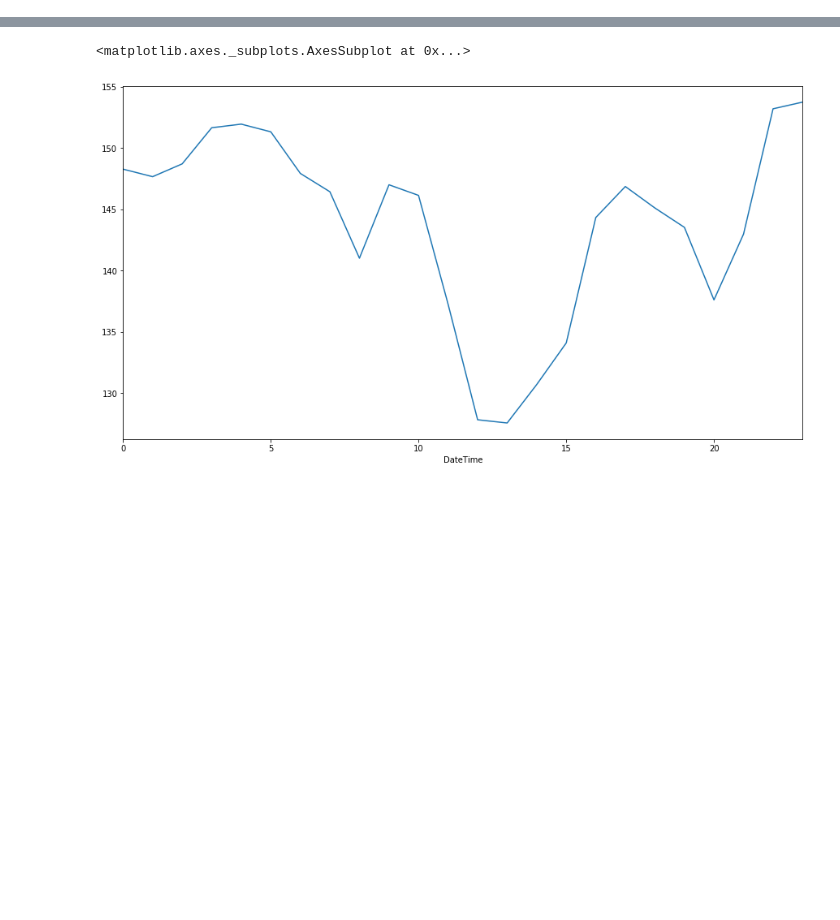
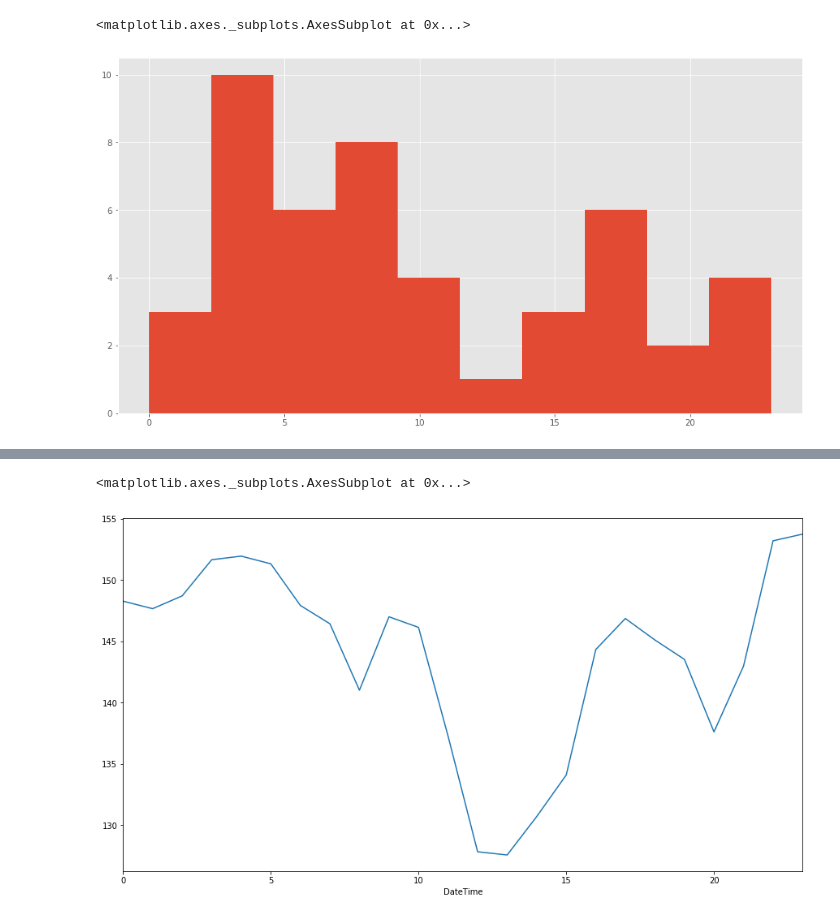
Before and after one commit to gmagannaDevelop/Diabetes-Analysis, a Jupyter notebook: Exploratory.ipynb, the cells around one changed output, grey strips where cells are left out. Cells and saved outputs as stored; diff of their text form; code cells hidden in the pictures; blank space fills up the shorter version.

Commit message:
:alembic: Postprandial analysis
Constructing a new type of dataframe.

```diff
--- a/Exploratory.ipynb
+++ b/Exploratory.ipynb
@@ -63,0 +116,3 @@ y['Sensor Glucose (mg/dL)'].plot()
+# %%
+meal_id = y['BWZ Carb Input (grams)'].dropna().index
+print(len(meal_id))
@@ -63,0 +121,14 @@ y['Sensor Glucose (mg/dL)'].plot()
+# %%
+dt10 = dt.timedelta(minutes=10)
+# %%
+post_descriptive = pd.core.frame.DataFrame({
+    'preprandial': [
+        y.loc[ meal - dt10 : meal + dt10,  'Sensor Glucose (mg/dL)' ].dropna().mean()
+        for meal in meal_id
+    ],
+    'post mean':[
+        y.loc[
+            meal + dt.timedelta(hours=1, minutes=30) : meal + dt.timedelta(hours=3), 'Sensor Glucose (mg/dL)'
+        ].dropna().mean() for meal in meal_id
+    ]
+})
@@ -63,0 +151,12 @@ y['Sensor Glucose (mg/dL)'].plot()
+# %%
+postp = [
+    y.loc[
+        meal + dt.timedelta(hours=1, minutes=30) : meal + dt.timedelta(hours=3),
+        ['Sensor Glucose (mg/dL)', 'hour', *[f'd{i}' for i in range(1, 11)]]
+    ].dropna()
+    for meal in meal_id
+]
+
+postp = pd.concat(postp)
+postp.rename({'Sensor Glucose (mg/dL)': 'post points', 'b': 'Y'}, axis='columns', inplace=True)
+postp.head()
@@ -63,0 +171,5 @@ y['Sensor Glucose (mg/dL)'].plot()
+# %%
+postp.hour.hist()
+# %% [output]
+<matplotlib.axes._subplots.AxesSubplot at 0x...>
+[figure, added]
```
Also changed, not shown: parts of 15 cells of this notebook, 1 other file.
